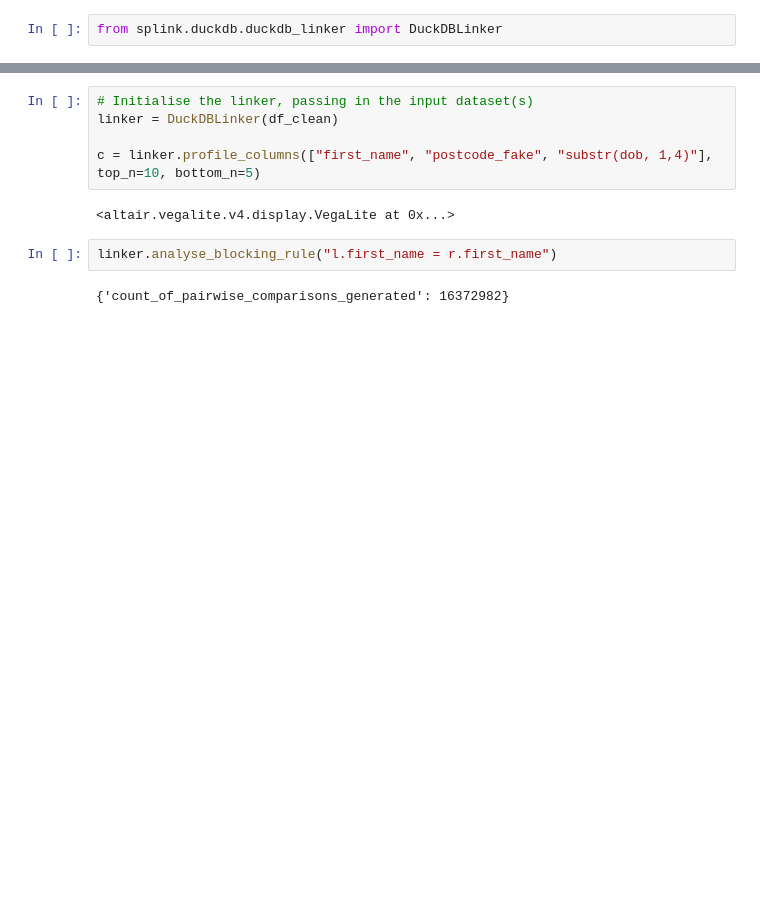
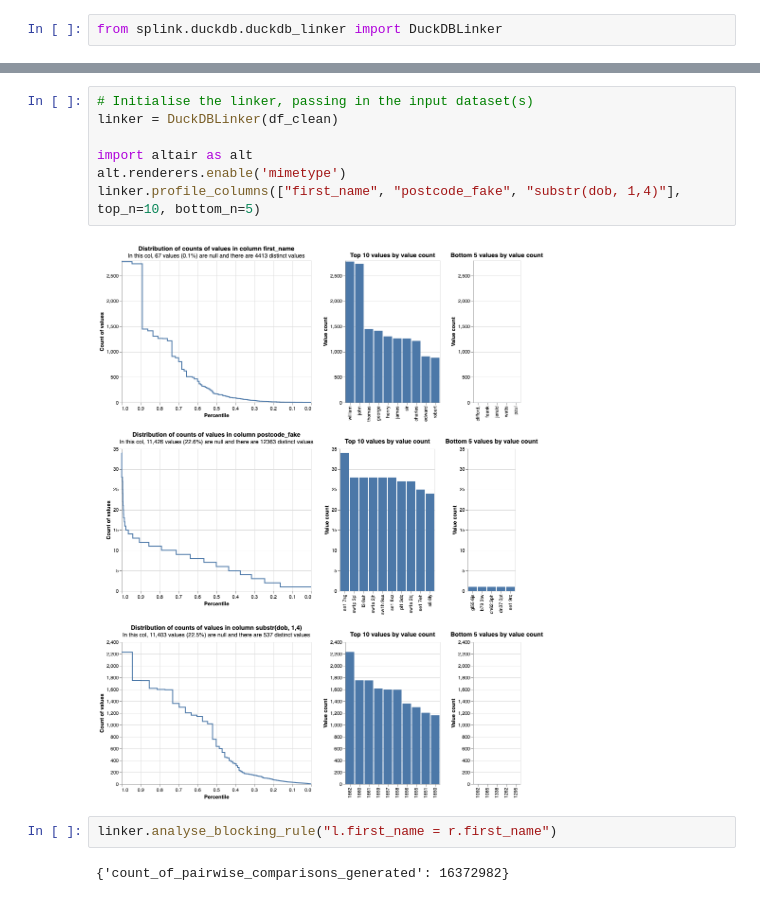
Before and after one commit to moj-analytical-services/splink_demos, a Jupyter notebook: deduplicate_50k_synthetic.ipynb, the cells around one changed output, grey strips where cells are left out. Cells and saved outputs as stored; diff of their text form; blank space fills up the shorter version.

```diff
--- a/deduplicate_50k_synthetic.ipynb
+++ b/deduplicate_50k_synthetic.ipynb
@@ -78,10 +78,12 @@ df_clean.head(2)
 # %%
 # Initialise the linker, passing in the input dataset(s)
 linker = DuckDBLinker(df_clean)
 
-c = linker.profile_columns(["first_name", "postcode_fake", "substr(dob, 1,4)"], top_n=10, bottom_n=5)
+import altair as alt
+alt.renderers.enable('mimetype')
+linker.profile_columns(["first_name", "postcode_fake", "substr(dob, 1,4)"], top_n=10, bottom_n=5)
 # %% [output]
-<altair.vegalite.v4.display.VegaLite at 0x...>
+[figure, added]
 # %%
 linker.analyse_blocking_rule("l.first_name = r.first_name")
 # %% [output]
```
Also changed, not shown: parts of 6 cells of this notebook, 3 other files.
